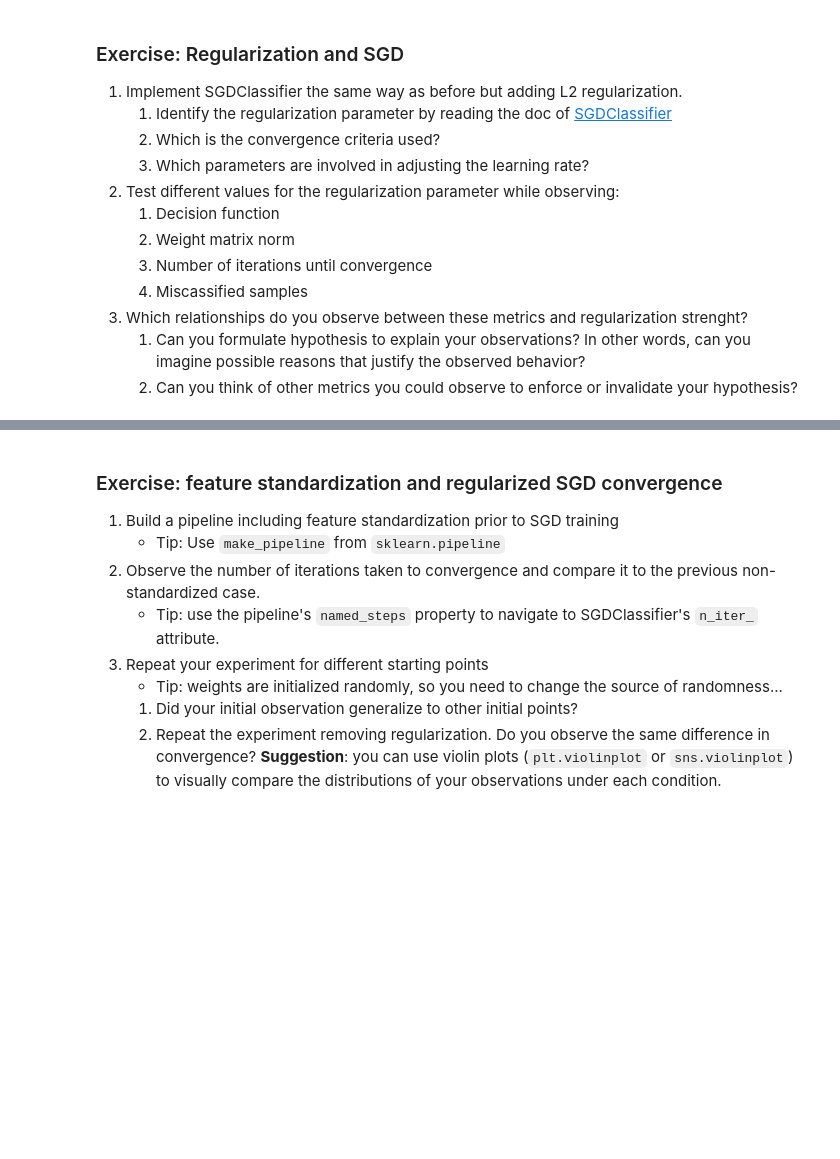
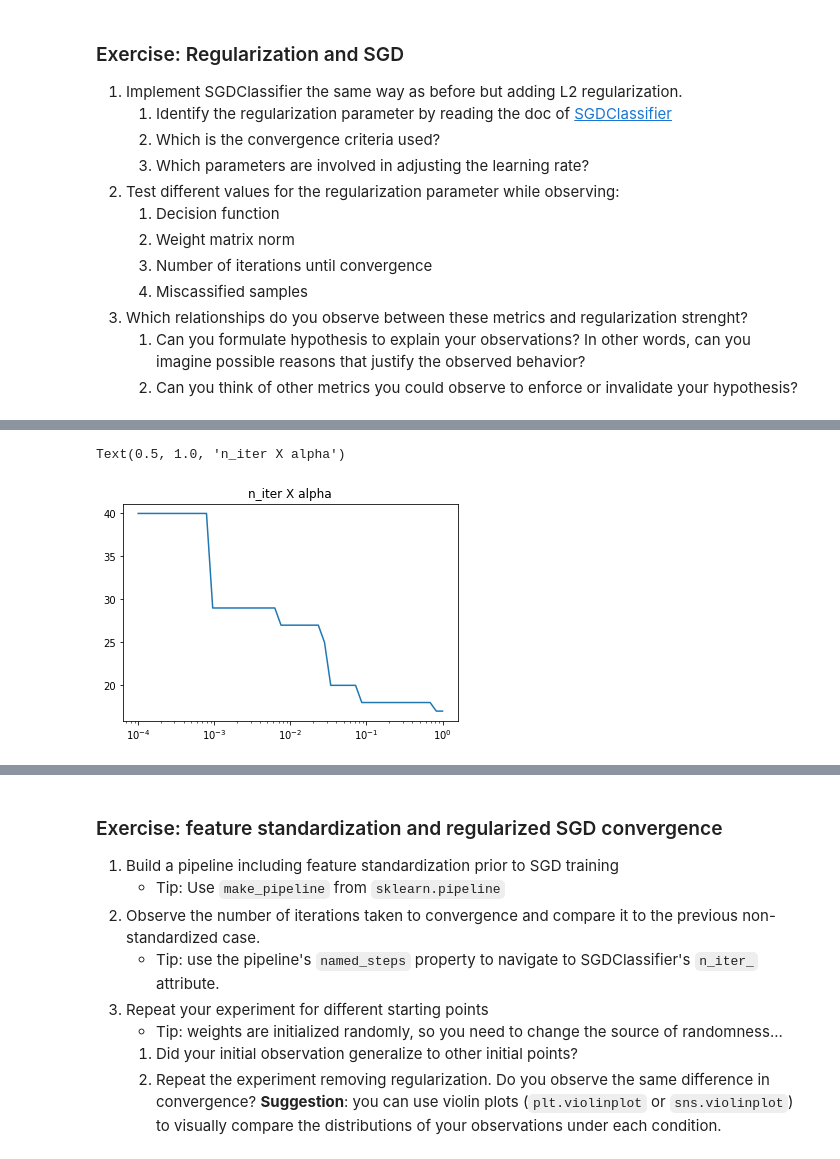
Before and after one commit to thalitadru/ml-class-epf, a Jupyter notebook: LabAssignment1_complete.ipynb, the cells around one changed output, grey strips where cells are left out. Cells and saved outputs as stored; diff of their text form; code cells hidden in the pictures; blank space fills up the shorter version.

```diff
--- a/LabAssignment1_complete.ipynb
+++ b/LabAssignment1_complete.ipynb
@@ -228,3 +253,18 @@ for alpha in [1e-3, 1e-2, 0.1]:
 [figure]
 [figure]
 [figure]
+# %%
+alphas = np.logspace(-4, 0, 50)
+iters = []
+w_norms = []
+for a in alphas:
+    sgd_cls.set_params(penalty="l2", alpha=a)
+    sgd_cls.fit(X, y)
+    iters.append(sgd_cls.n_iter_)
+    w_norms.append((sgd_cls.coef_**2).mean())
+# %%
+plt.semilogx(alphas, iters)
+plt.title("n_iter X alpha")
+# %% [output]
+Text(0.5, 1.0, 'n_iter X alpha')
+[figure, added]
```
Also changed, not shown: parts of 7 cells of this notebook.
